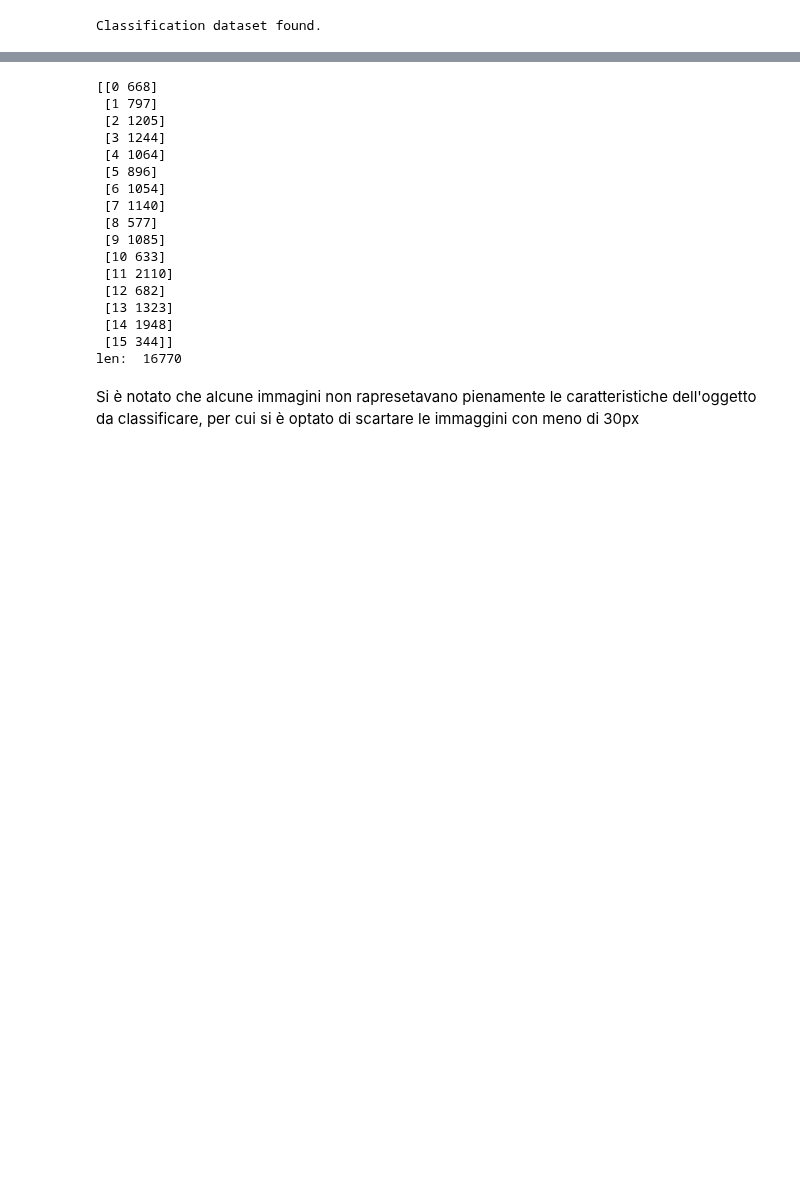
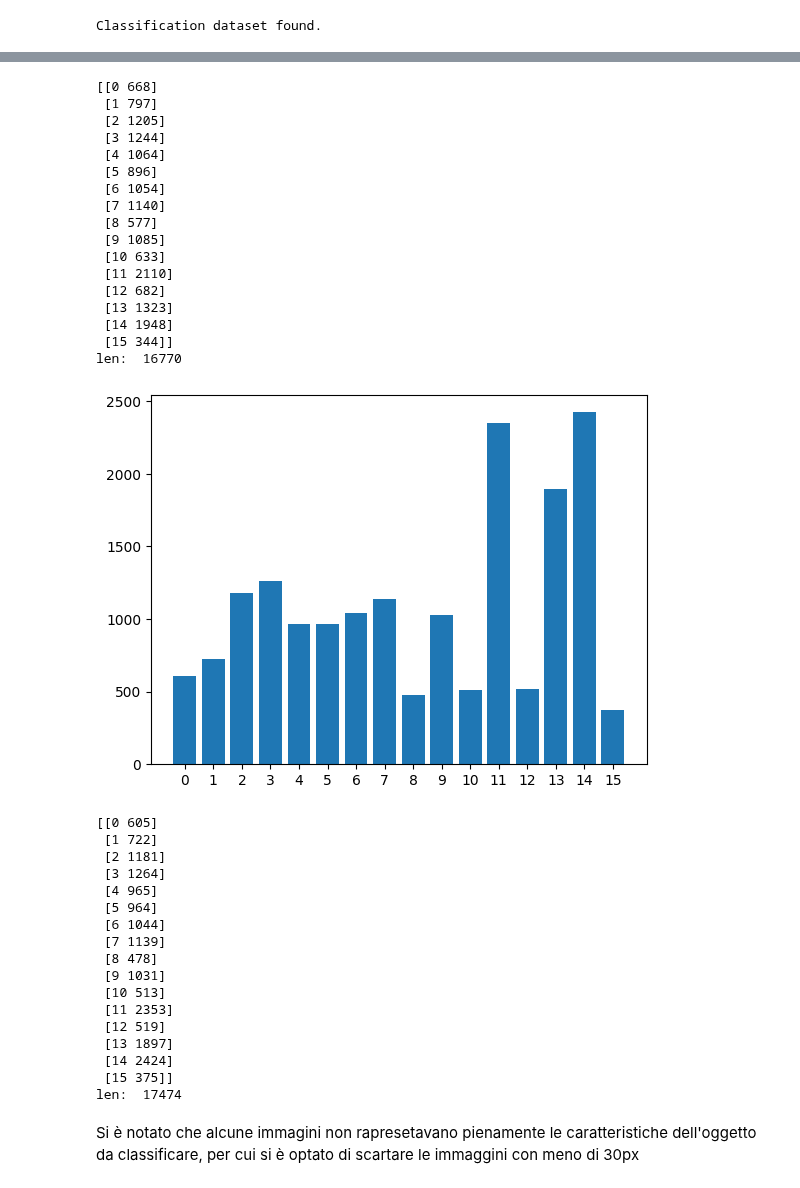
Before and after one commit to wredan/deep-learning-project, a Jupyter notebook: domain_adapt_notebook.ipynb, the cells around one changed output, grey strips where cells are left out. Drawn from its saved outputs; the diff is of its cells as text; code cells hidden in the pictures; blank space fills up the shorter version.

```diff
--- a/domain_adapt_notebook.ipynb
+++ b/domain_adapt_notebook.ipynb
@@ -432,6 +289,7 @@ Classification dataset found.
 # %%
 dm.train_preanalysis()
 dm.val_preanalysis()
+dm.test_preanalysis()
 # %% [output]
 [figure]
 [[0 1301]
@@ -442,33 +300,51 @@ dm.val_preanalysis()
  [5 1904]
  [6 2135]
  [7 2557]
  [8 1517]
  [9 3285]
  [10 1617]
  [11 3567]
  [12 990]
  [13 2721]
  [14 3824]
  [15 927]]
 len:  34833
 [figure]
 [[0 668]
  [1 797]
  [2 1205]
  [3 1244]
  [4 1064]
  [5 896]
  [6 1054]
  [7 1140]
  [8 577]
  [9 1085]
  [10 633]
  [11 2110]
  [12 682]
  [13 1323]
  [14 1948]
  [15 344]]
 len:  16770
+[figure, added]
+[[0 605]
+ [1 722]
+ [2 1181]
+ [3 1264]
+ [4 965]
+ [5 964]
+ [6 1044]
+ [7 1139]
+ [8 478]
+ [9 1031]
+ [10 513]
+ [11 2353]
+ [12 519]
+ [13 1897]
+ [14 2424]
+ [15 375]]
+len:  17474
 # %% [markdown]
 Si è notato che alcune immagini non rapresetavano pienamente le caratteristiche dell'oggetto da classificare, per cui si è optato di scartare le immaggini con meno di 30px
 # %%
```
Also changed, not shown: parts of 21 cells of this notebook.
